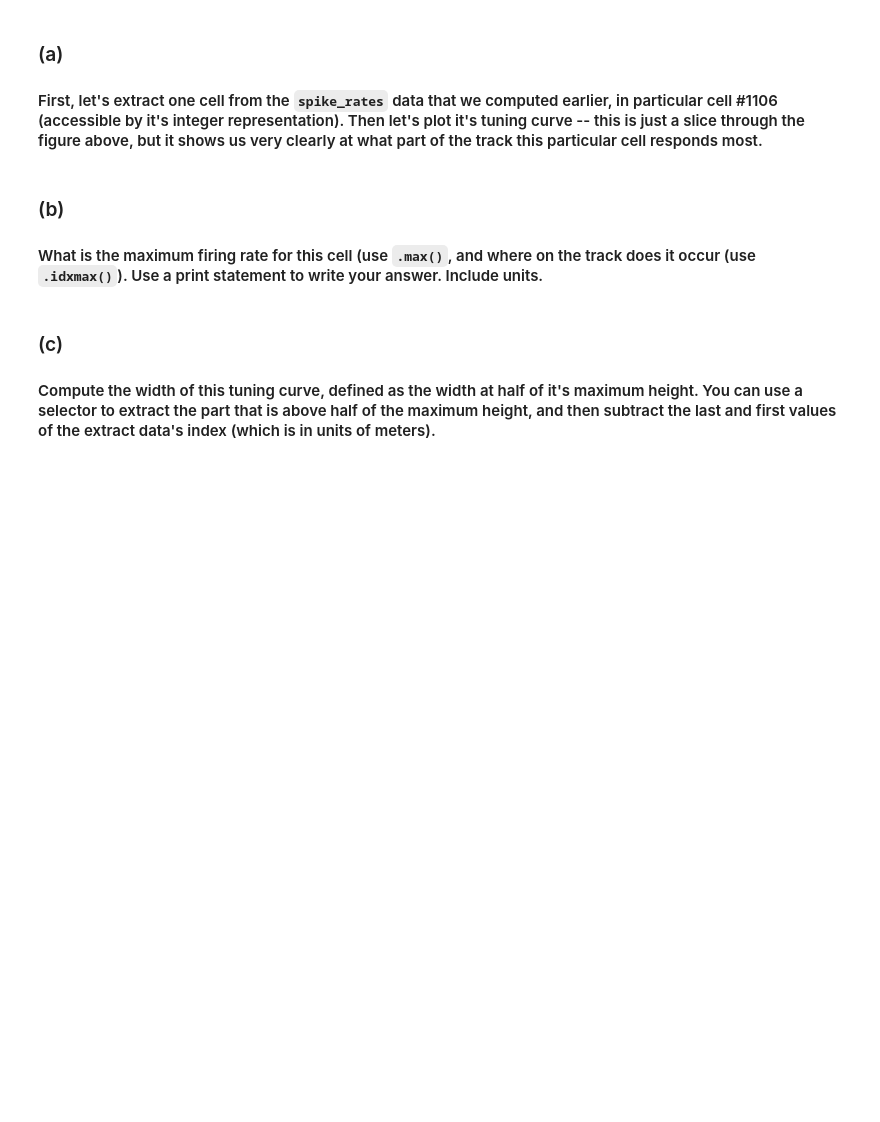
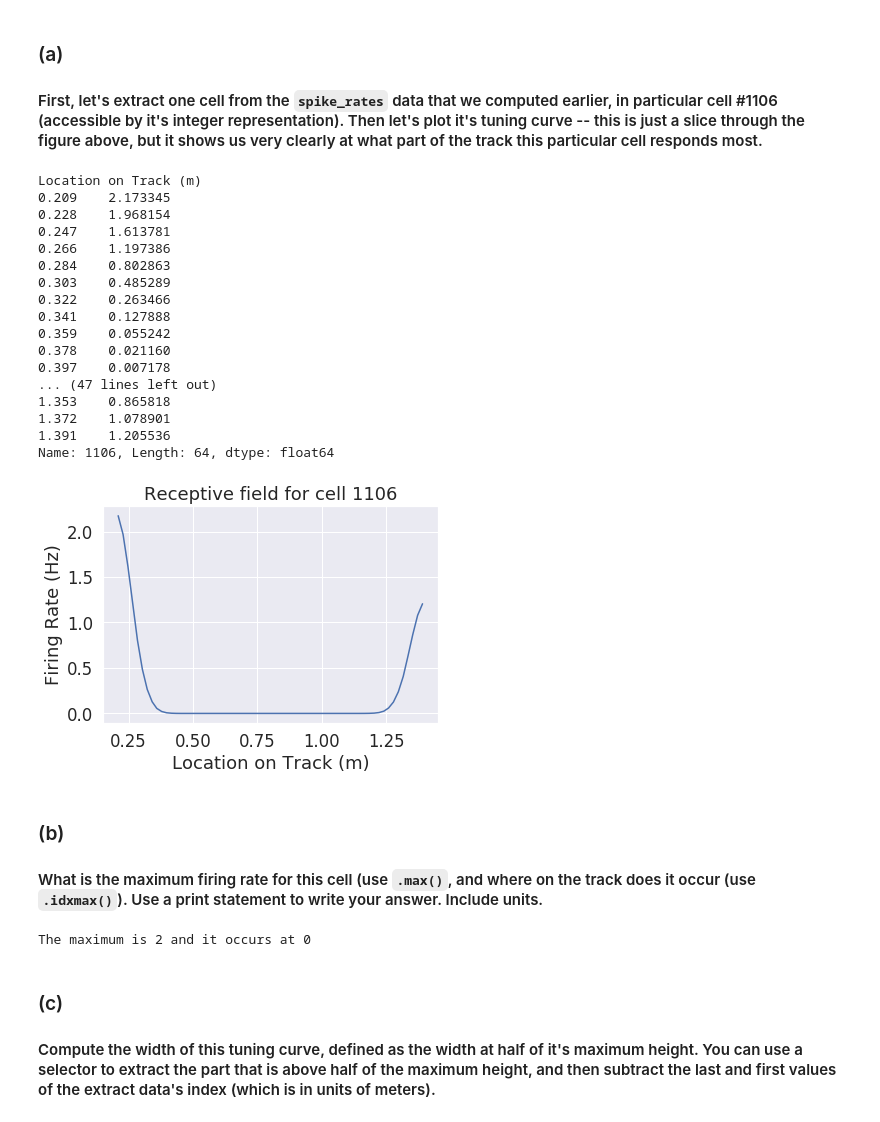
Before and after one commit to jatchison13/neuro-data-analysis-course, a Jupyter notebook: Blake_neural_coding_exercises_213.ipynb, the cells around one changed output. Cells and saved outputs as stored; diff of their text form; code cells hidden in the pictures; blank space fills up the shorter version.

```diff
--- a/Blake_neural_coding_exercises_213.ipynb
+++ b/Blake_neural_coding_exercises_213.ipynb
@@ -248,16 +268,39 @@ cm = sns.clustermap(spike_rates,
 ### (a)
 #### First, let's extract one cell from the `spike_rates` data that we computed earlier, in particular cell #1106 (accessible by it's integer representation).  Then let's plot it's tuning curve -- this is just a slice through the figure above, but it shows us very clearly at what part of the track this particular cell responds most.
 # %%
-cell_id = ...
-one_cell_spike_rates = spike_rates.loc[...]
+cell_id = 1106
+one_cell_spike_rates = spike_rates.loc[cell_id]
 one_cell_spike_rates.plot();
 plt.ylabel('Firing Rate (Hz)');
-plt.title('Receptive field for cell %d' % ...);
+plt.title('Receptive field for cell %d' % cell_id);
+
+print(one_cell_spike_rates)
+# %% [output]
+Location on Track (m)
+0.209    2.173345
+0.228    1.968154
+0.247    1.613781
+0.266    1.197386
+0.284    0.802863
+0.303    0.485289
+0.322    0.263466
+0.341    0.127888
+0.359    0.055242
+0.378    0.021160
+0.397    0.007178
+... (47 lines left out)
+1.353    0.865818
+1.372    1.078901
+1.391    1.205536
+Name: 1106, Length: 64, dtype: float64
+[figure, added]
 # %% [markdown]
 ### (b)
 #### What is the maximum firing rate for this cell (use `.max()`, and where on the track does it occur (use `.idxmax()`).  Use a print statement to write your answer.  Include units.
 # %%
-print("The maximum is ... and it occurs at ..." % (..., ...))
+print("The maximum is %d and it occurs at %d" % (one_cell_spike_rates.max(), one_cell_spike_rates.idxmax()))
+# %% [output]
+The maximum is 2 and it occurs at 0
 # %% [markdown]
 ### (c)
 #### Compute the width of this tuning curve, defined as the width at half of it's maximum height.  You can use a selector to extract the part that is above half of the maximum height, and then subtract the last and first values of the extract data's index (which is in units of meters).
```
Also changed, not shown: parts of 12 cells of this notebook.
